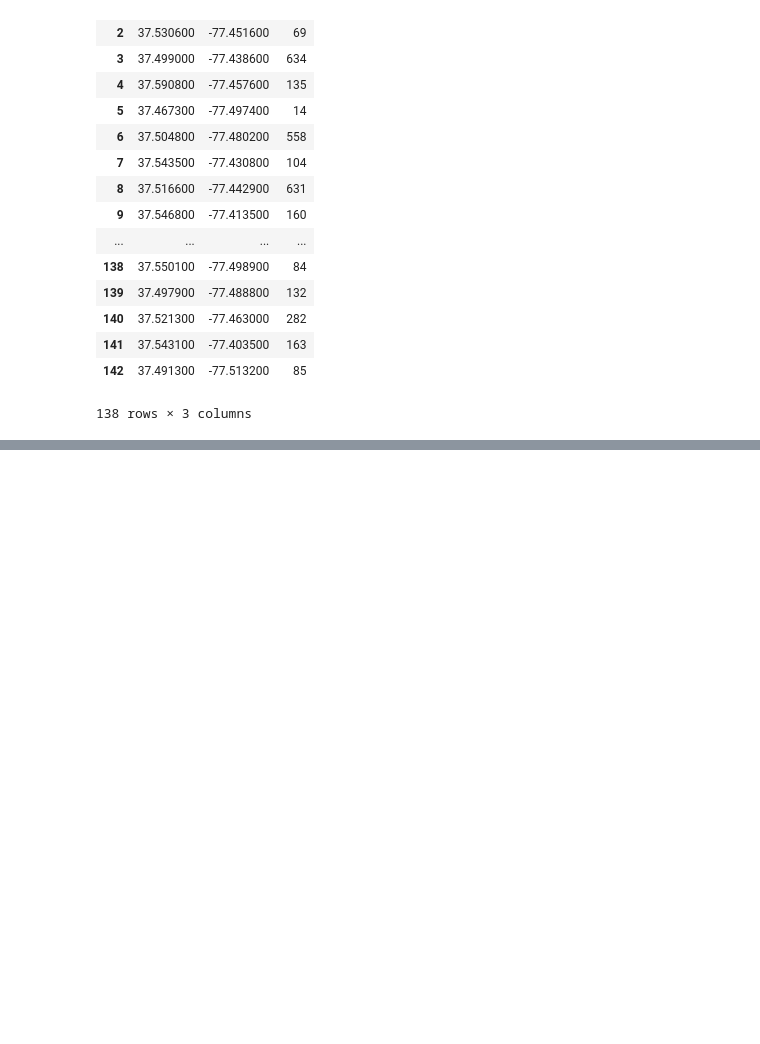
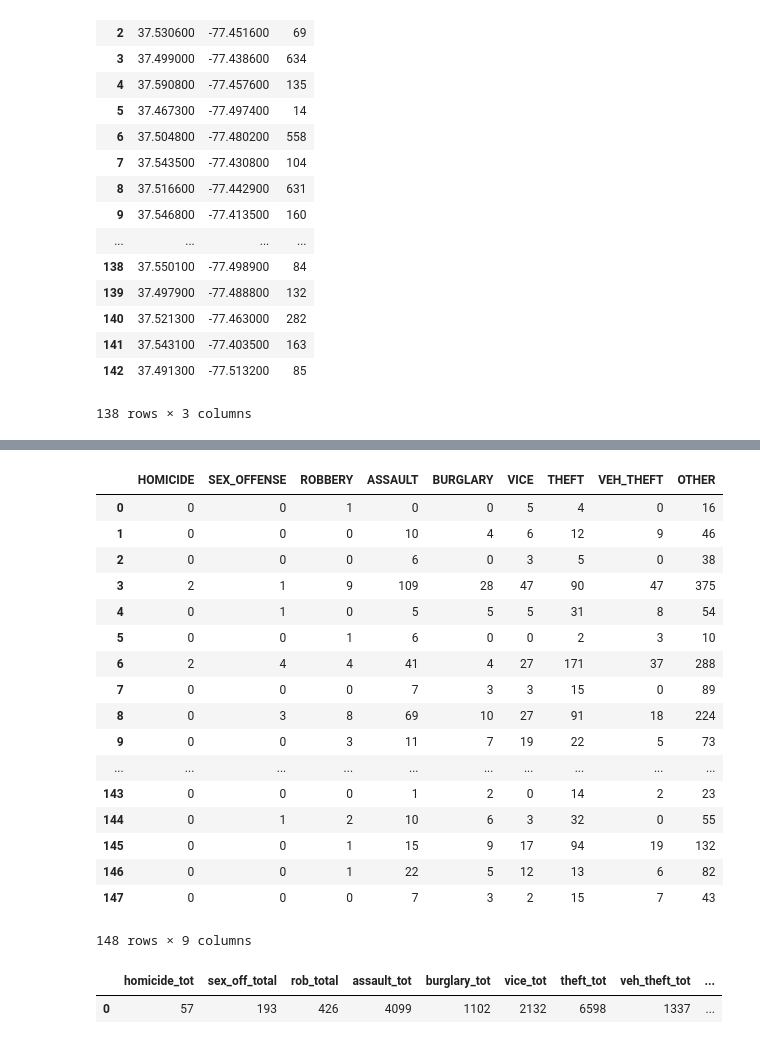
Before and after one commit to afcummings/Project2RiotGamesData, a Jupyter notebook: Untitled.ipynb, the cells around one changed output, grey strips where cells are left out. Saved outputs shown, nothing was run; the diff lists cells and outputs as text; code cells hidden in the pictures; blank space fills up the shorter version.

```diff
--- a/Untitled.ipynb
+++ b/Untitled.ipynb
@@ -148,0 +225,24 @@ crime_list = crime_df.values.tolist()
+# %%
+crime2017 = pd.read_csv("C:\\Users\\AFCummings\\git\\Project2RiotGamesData\\Resources\\Crime Information2017-2018.csv")
+# %%
+crime2017 = crime2017.drop(crime2017.columns[[0]], axis=1)
+crime2017
+# %% [output]
+|  | HOMICIDE | SEX_OFFENSE | ROBBERY | ASSAULT | BURGLARY | VICE | THEFT | VEH_THEFT | OTHER |
+| 0 | 0 | 0 | 1 | 0 | 0 | 5 | 4 | 0 | 16 |
+| 1 | 0 | 0 | 0 | 10 | 4 | 6 | 12 | 9 | 46 |
+| 2 | 0 | 0 | 0 | 6 | 0 | 3 | 5 | 0 | 38 |
+| 3 | 2 | 1 | 9 | 109 | 28 | 47 | 90 | 47 | 375 |
+| 4 | 0 | 1 | 0 | 5 | 5 | 5 | 31 | 8 | 54 |
+| 5 | 0 | 0 | 1 | 6 | 0 | 0 | 2 | 3 | 10 |
+| 6 | 2 | 4 | 4 | 41 | 4 | 27 | 171 | 37 | 288 |
+| 7 | 0 | 0 | 0 | 7 | 3 | 3 | 15 | 0 | 89 |
+| 8 | 0 | 3 | 8 | 69 | 10 | 27 | 91 | 18 | 224 |
+| 9 | 0 | 0 | 3 | 11 | 7 | 19 | 22 | 5 | 73 |
+| ... | ... | ... | ... | ... | ... | ... | ... | ... | ... |
+| 143 | 0 | 0 | 0 | 1 | 2 | 0 | 14 | 2 | 23 |
+| 144 | 0 | 1 | 2 | 10 | 6 | 3 | 32 | 0 | 55 |
+| 145 | 0 | 0 | 1 | 15 | 9 | 17 | 94 | 19 | 132 |
+| 146 | 0 | 0 | 1 | 22 | 5 | 12 | 13 | 6 | 82 |
+| 147 | 0 | 0 | 0 | 7 | 3 | 2 | 15 | 7 | 43 |
+148 rows × 9 columns
@@ -148,0 +265,6 @@ crime_list = crime_df.values.tolist()
+# %%
+crime2017 = crime2017[:1]
+crime2017
+# %% [output]
+|  | homicide_tot | sex_off_total | rob_total | assault_tot | burglary_tot | vice_tot | theft_tot | veh_theft_tot | ... |
+| 0 | 57 | 193 | 426 | 4099 | 1102 | 2132 | 6598 | 1337 | ... |
```
Also changed, not shown: parts of 11 cells of this notebook, 2 other files.
